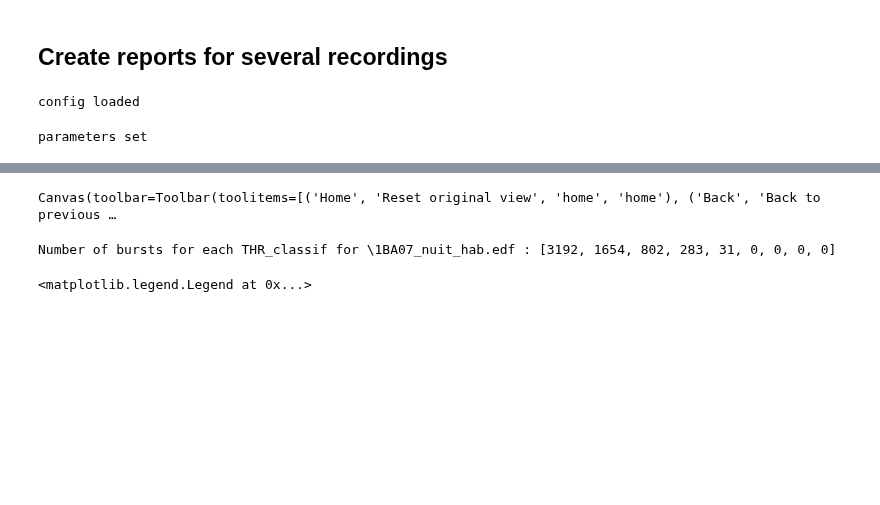
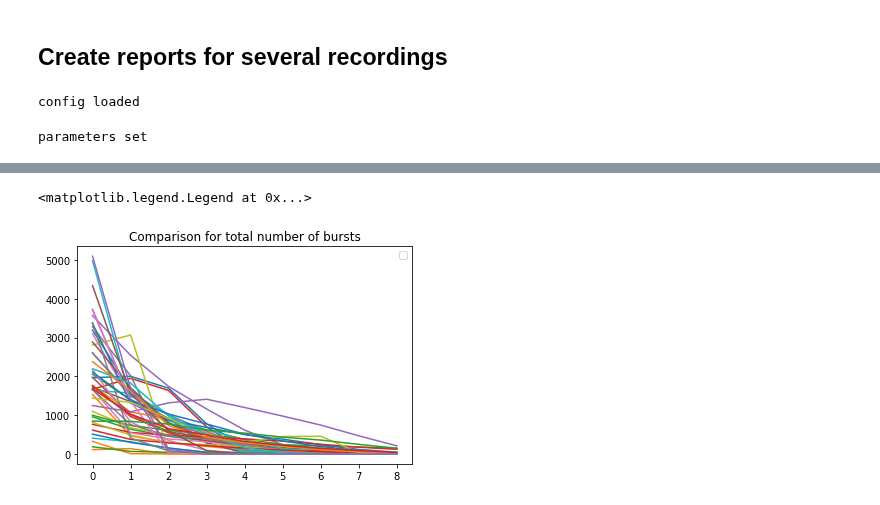
Before and after one commit to lkorczowski/Tinnitus-n-Sleep, a Jupyter notebook: Notebooks/Inter_subject_analysis.ipynb, the cells around one changed output, grey strips where cells are left out. Cells and saved outputs as stored; diff of their text form; code cells hidden in the pictures; blank space fills up the shorter version.

```diff
--- a/Notebooks/Inter_subject_analysis.ipynb
+++ b/Notebooks/Inter_subject_analysis.ipynb
@@ -84,13 +111,12 @@ Canvas(toolbar=Toolbar(toolitems=[('Home', 'Reset original view', 'home', 'home'
 # %%
-print(results.keys())
 plt.figure()
 for elm in results.keys():
     nb_ep=[]
     for ep in results[elm]["reports"]:
         nb_ep.append(ep["Total number of burst"])
-    print(f"Number of bursts for each THR_classif for {elm[-19:]} : {nb_ep}")
+    #print(f"Number of bursts for each THR_classif for {elm[-19:]} : {nb_ep}")
     st = elm[-19:] + " len " + str(ep["Clean data duration"])
-    plt.plot(nb_ep, label=st)
+    plt.plot(nb_ep)
 plt.title('Comparison for total number of bursts')
 plt.legend()
 # %% [output]
@@ -98,3 +124,2 @@ dict_keys(['C:\\Users\\zeta\\documents\\EEG_polysomno\\PSG2\\1BA07_nuit_hab.edf'
-Canvas(toolbar=Toolbar(toolitems=[('Home', 'Reset original view', 'home', 'home'), ('Back', 'Back to previous …
+<matplotlib.legend.Legend at 0x...>
-Number of bursts for each THR_classif for \1BA07_nuit_hab.edf : [3192, 1654, 802, 283, 31, 0, 0, 0, 0]
-<matplotlib.legend.Legend at 0x...>
+[figure, added]
```
Also changed, not shown: parts of 8 cells of this notebook, 4 other files.
